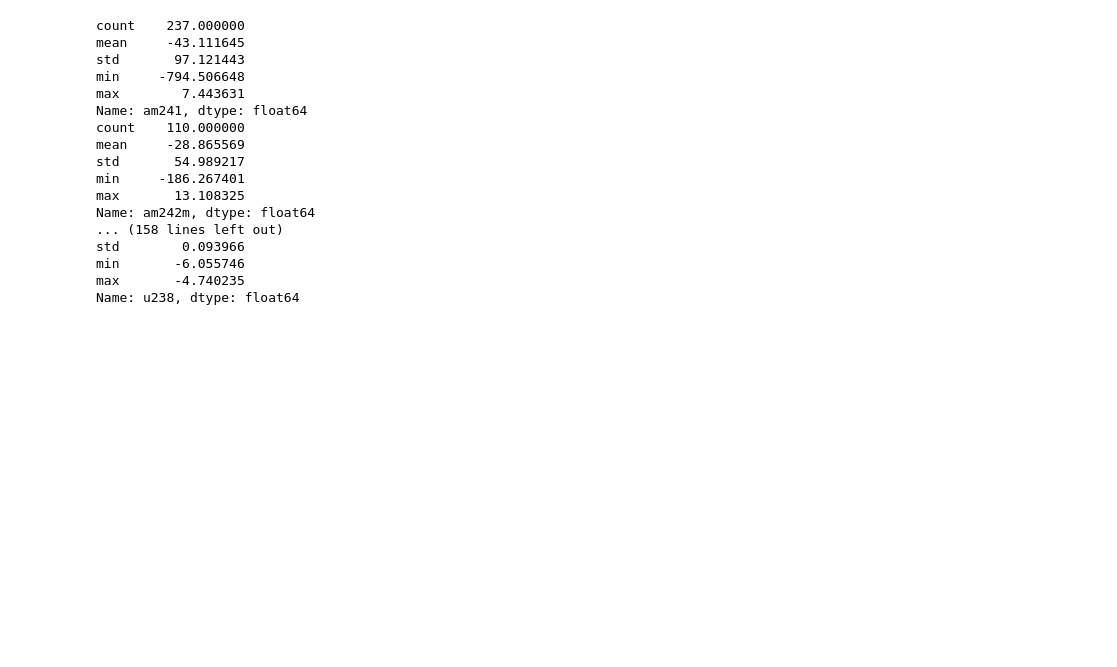
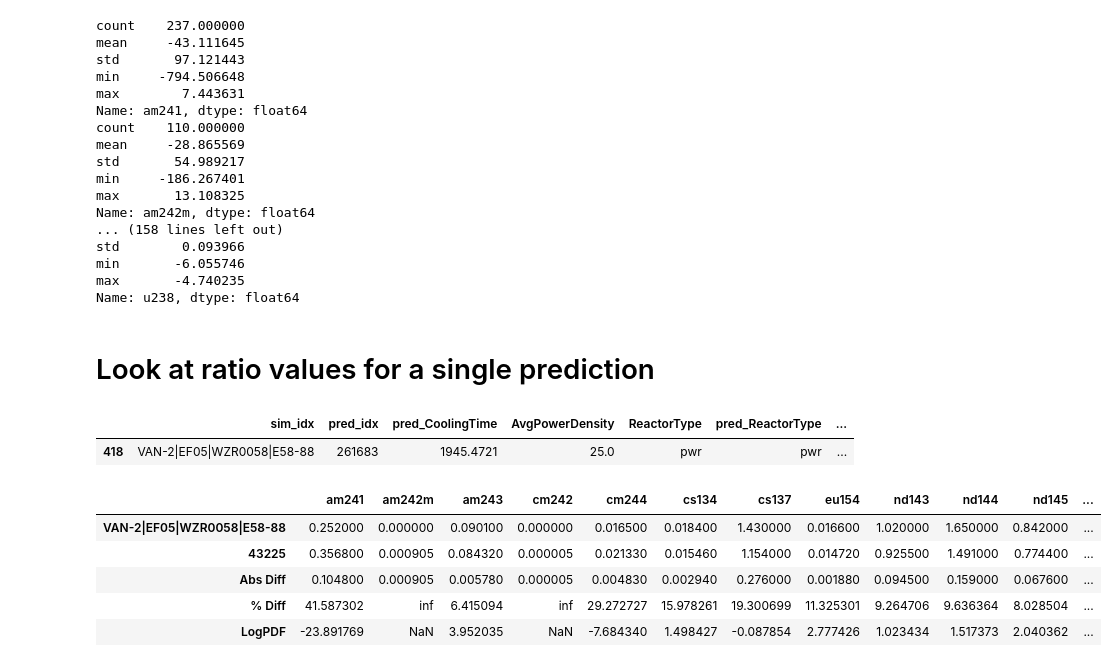
Before and after one commit to opotowsky/like-me-fuel, a Jupyter notebook: jupyter_notebooks/nuc29_sfcompo_results.ipynb, the cells around one changed output. Drawn from its saved outputs; the diff is of its cells as text; code cells hidden in the pictures; blank space fills up the shorter version.

Commit message:
added a section at the end of these two notebooks to look at the van2 sample in detail

```diff
--- a/jupyter_notebooks/nuc29_sfcompo_results.ipynb
+++ b/jupyter_notebooks/nuc29_sfcompo_results.ipynb
@@ -242,3 +242,30 @@ std        0.093966
 min       -6.055746
 max       -4.740235
 Name: u238, dtype: float64
+# %% [markdown]
+# Look at ratio values for a single prediction
+# %%
+sim_id = 'VAN-2|EF05|WZR0058|E58-88'
+pred_id = 43225
+preds.loc[preds['sim_idx']==sim_id, to_print]
+# %% [output]
+|  | sim_idx | pred_idx | pred_CoolingTime | AvgPowerDensity | ReactorType | pred_ReactorType | ... |
+| 418 | VAN-2|EF05|WZR0058|E58-88 | 261683 | 1945.4721 | 25.0 | pwr | pwr | ... |
+# %%
+y_mes = sfco.loc[sfco.index == sim_id].squeeze().drop(lbls)
+y_sim = XY.loc[XY.index == pred_id].squeeze().drop(lbls+nonlbls)
+y_logpdf = logpdf_df.loc[logpdf_df.index == sim_id].squeeze()
+df = pd.DataFrame([y_mes, y_sim])
+df.loc['Abs Diff'] = np.abs(df.loc[pred_id] - df.loc[sim_id])
+df.loc['% Diff'] = df.loc['Abs Diff'] * 100 / df.loc[sim_id]
+df.loc['LogPDF'] = y_logpdf
+# %%
+pd.set_option("display.max_rows", None, "display.max_columns", None)
+df
+# %% [output]
+|  | am241 | am242m | am243 | cm242 | cm244 | cs134 | cs137 | eu154 | nd143 | nd144 | nd145 | ... |
+| VAN-2|EF05|WZR0058|E58-88 | 0.252000 | 0.000000 | 0.090100 | 0.000000 | 0.016500 | 0.018400 | 1.430000 | 0.016600 | 1.020000 | 1.650000 | 0.842000 | ... |
+| 43225 | 0.356800 | 0.000905 | 0.084320 | 0.000005 | 0.021330 | 0.015460 | 1.154000 | 0.014720 | 0.925500 | 1.491000 | 0.774400 | ... |
+| Abs Diff | 0.104800 | 0.000905 | 0.005780 | 0.000005 | 0.004830 | 0.002940 | 0.276000 | 0.001880 | 0.094500 | 0.159000 | 0.067600 | ... |
+| % Diff | 41.587302 | inf | 6.415094 | inf | 29.272727 | 15.978261 | 19.300699 | 11.325301 | 9.264706 | 9.636364 | 8.028504 | ... |
+| LogPDF | -23.891769 | NaN | 3.952035 | NaN | -7.684340 | 1.498427 | -0.087854 | 2.777426 | 1.023434 | 1.517373 | 2.040362 | ... |
```
Also changed, not shown: parts of 1 cell of this notebook.
